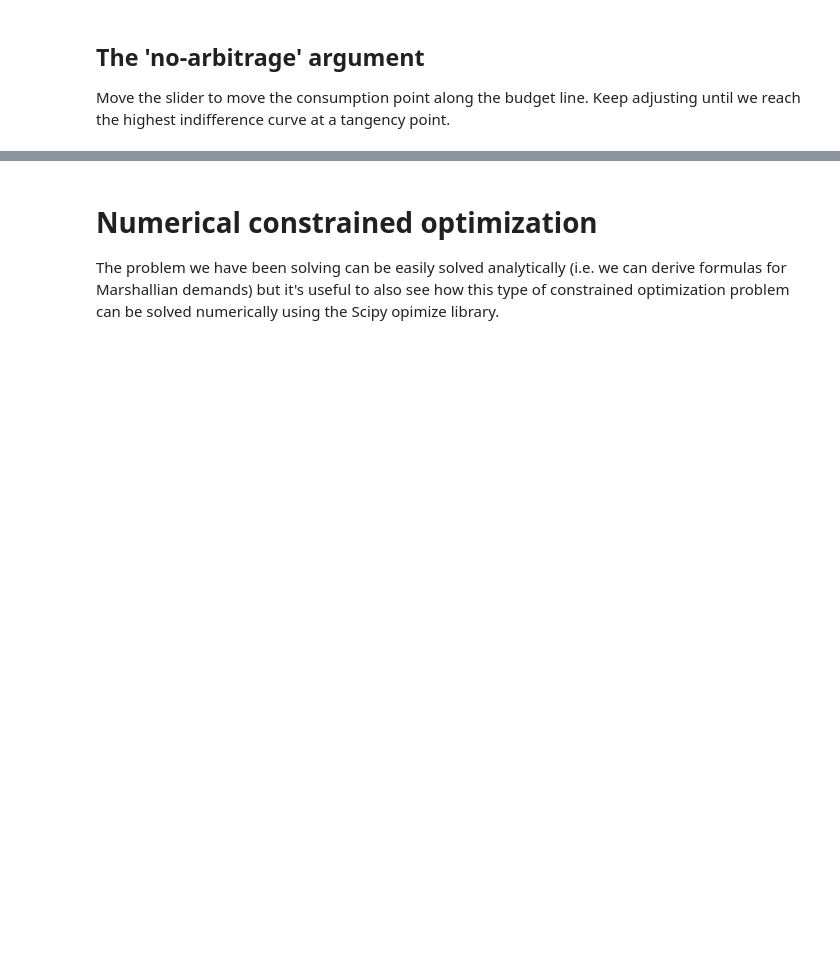
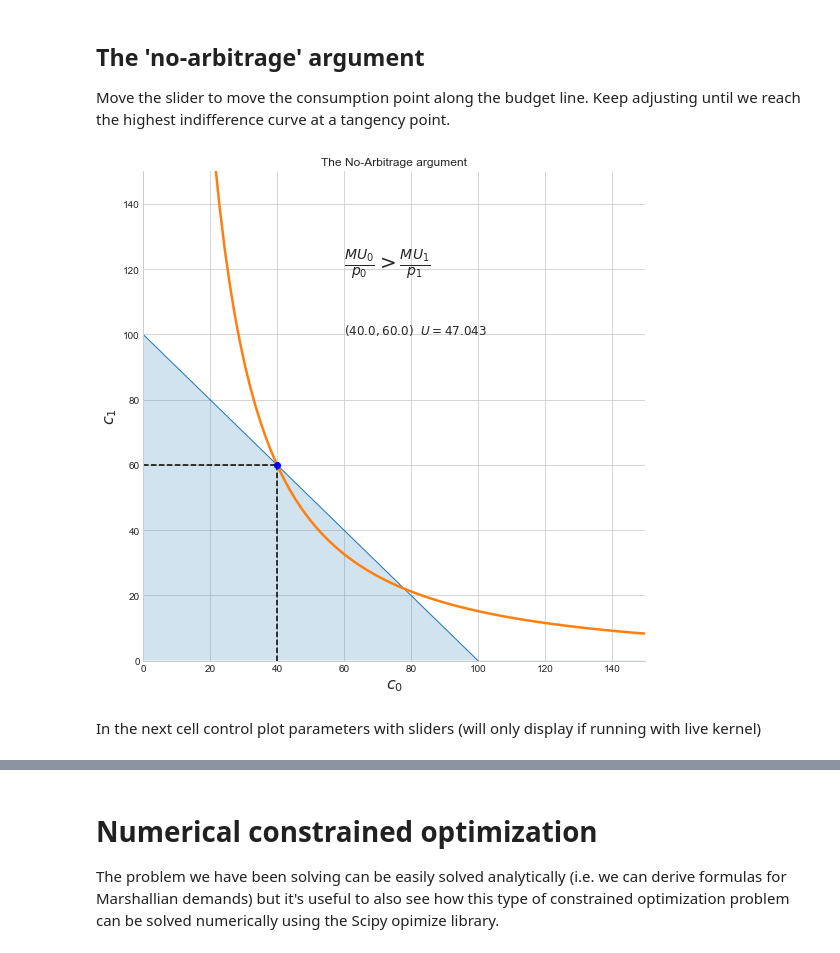
Before and after one commit to jhconning/eco701micro, a Jupyter notebook: notebooks/01_Constrained_Optimization.ipynb, the cells around one changed output, grey strips where cells are left out. Saved outputs shown, nothing was run; the diff lists cells and outputs as text; code cells hidden in the pictures; blank space fills up the shorter version.

```diff
--- a/notebooks/01_Constrained_Optimization.ipynb
+++ b/notebooks/01_Constrained_Optimization.ipynb
@@ -125,5 +134,11 @@ def arb_plot(c0g):
 # %% [markdown]
 ## The 'no-arbitrage' argument
 Move the slider to move the consumption point along the budget line. Keep adjusting until we reach the highest indifference curve at a tangency point.
+# %%
+arb_plot(c0g=40)
+# %% [output]
+[figure, added]
+# %% [markdown]
+In the next cell control plot parameters with sliders (will only display if running with live kernel)
 # %%
 interact(arb_plot, c0g=(1,I,0.1));
```
Also changed, not shown: parts of 8 cells of this notebook.
